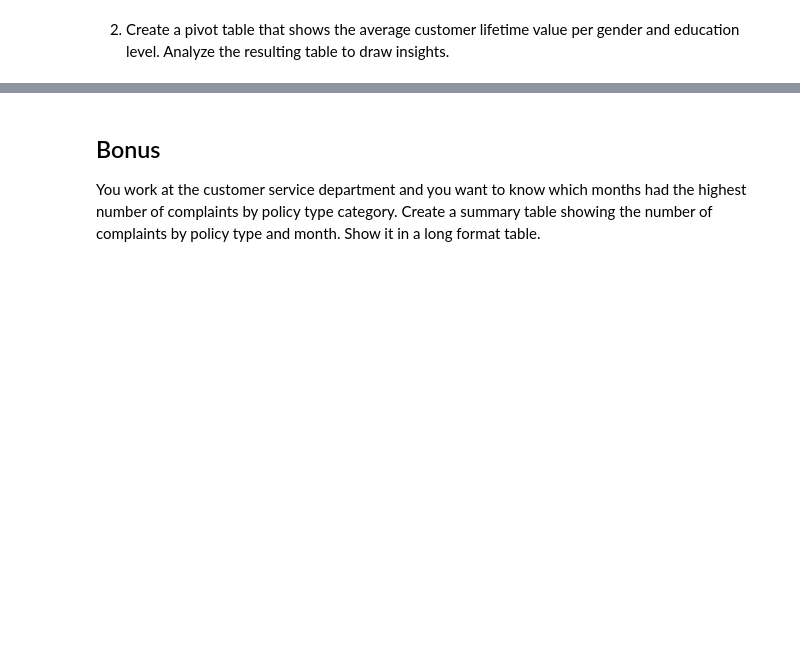
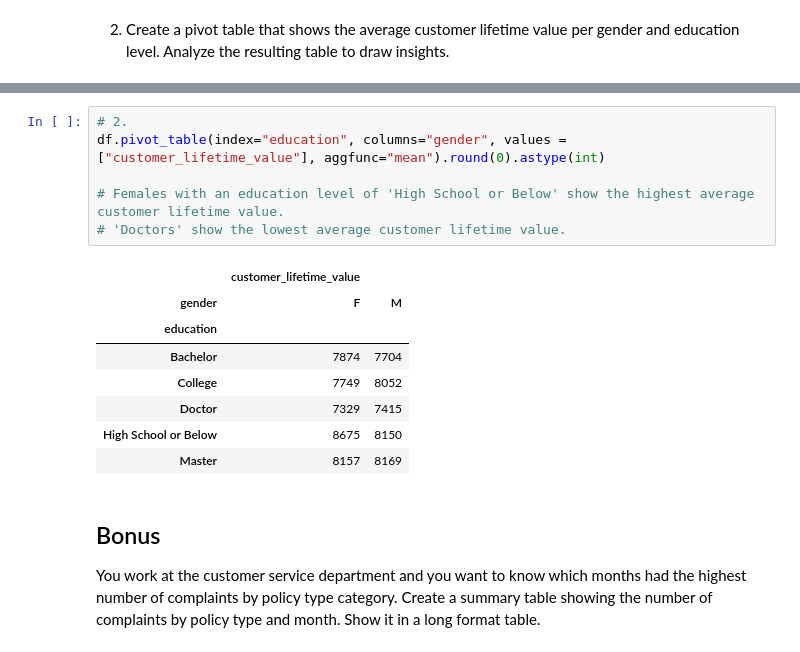
Before and after one commit to tobiasuihlein/lab-dw-data-structuring-and-combining, a Jupyter notebook: lab-dw-data-structuring-and-combining.ipynb, the cells around one changed output, grey strips where cells are left out. Cells and saved outputs as stored; diff of their text form; blank space fills up the shorter version.

```diff
--- a/lab-dw-data-structuring-and-combining.ipynb
+++ b/lab-dw-data-structuring-and-combining.ipynb
@@ -190,3 +224,18 @@ Round the total revenue to 2 decimal points.  Analyze the resulting table to dra
+# %%
+# 2.
+df.pivot_table(index="education", columns="gender", values =["customer_lifetime_value"], aggfunc="mean").round(0).astype(int)
+
+# Females with an education level of 'High School or Below' show the highest average customer lifetime value.
+# 'Doctors' show the lowest average customer lifetime value.
+# %% [output]
+|  | customer_lifetime_value |  |
+| gender | F | M |
+| education |  |  |
+| Bachelor | 7874 | 7704 |
+| College | 7749 | 8052 |
+| Doctor | 7329 | 7415 |
+| High School or Below | 8675 | 8150 |
+| Master | 8157 | 8169 |
 # %% [markdown]
 ## Bonus
 
```
Also changed, not shown: parts of 14 cells of this notebook.
